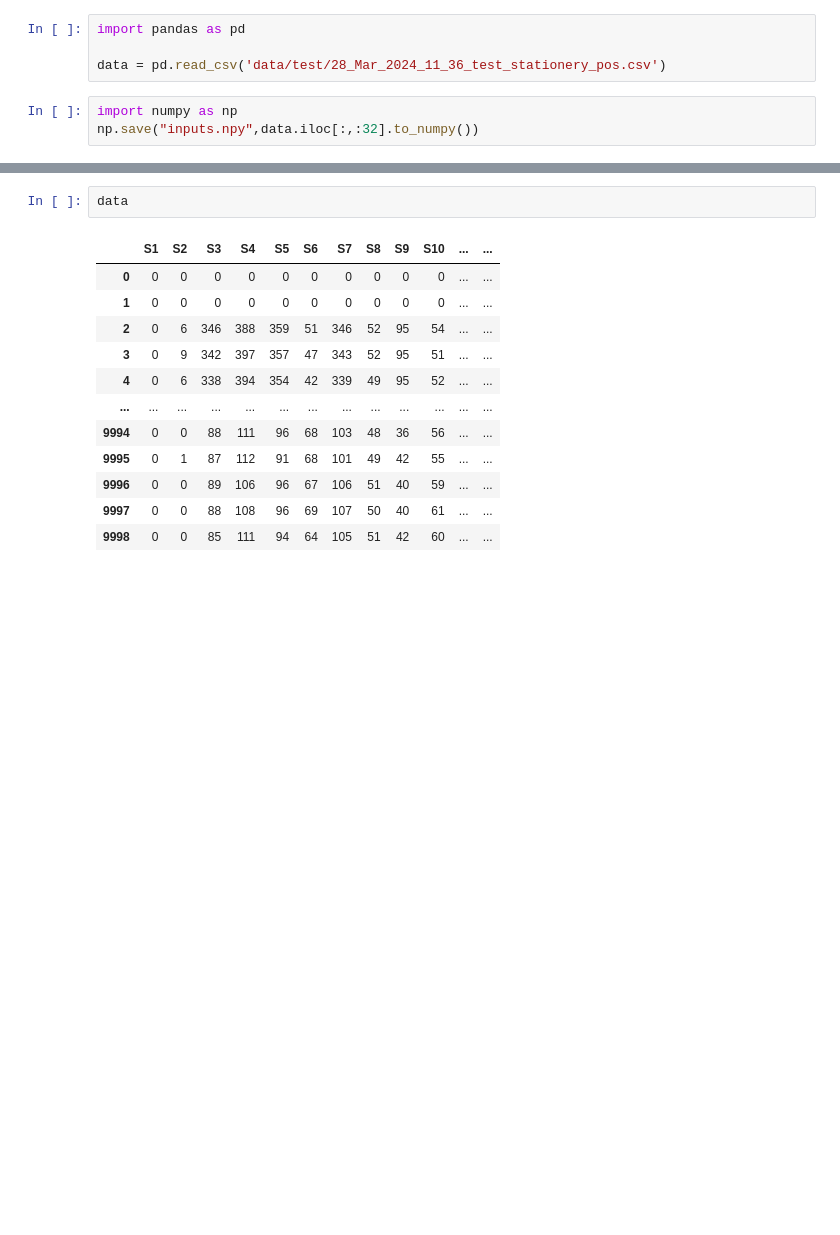
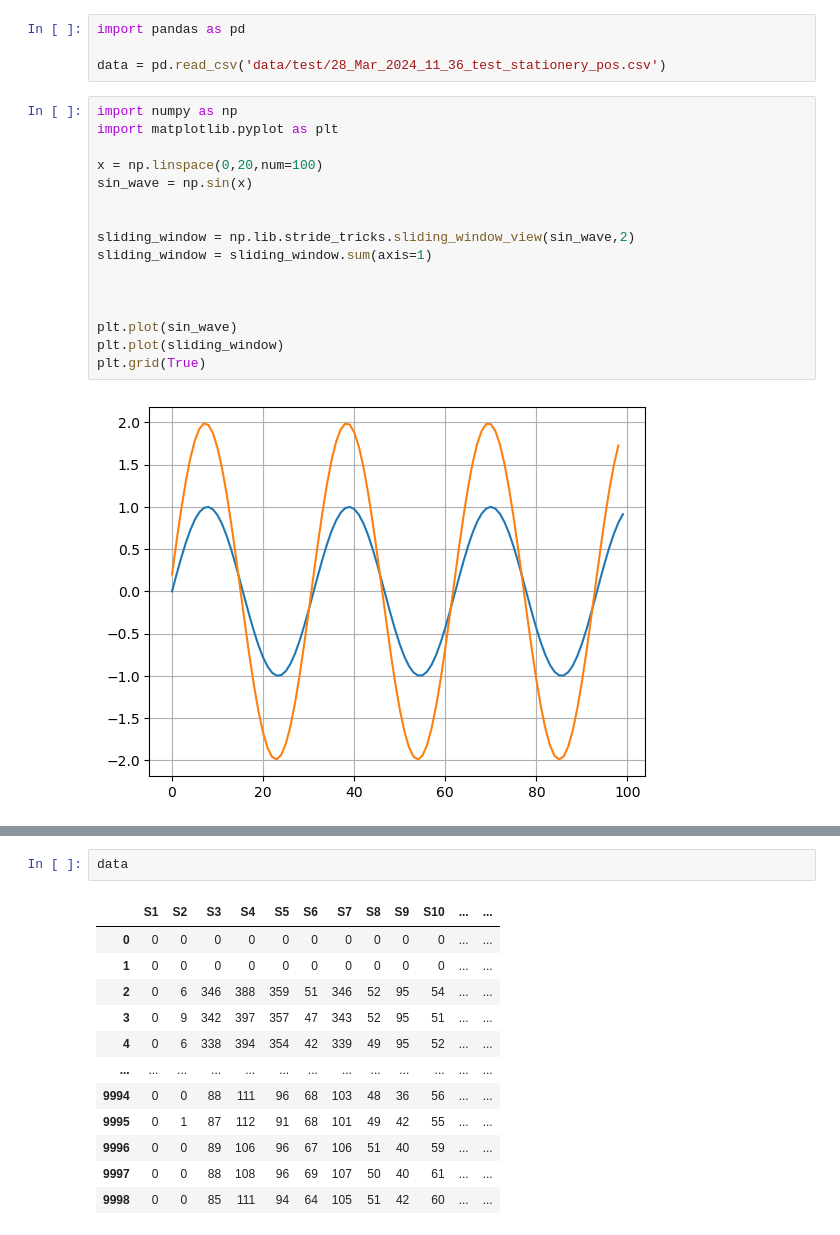
Before and after one commit to rotematari/FMG_Arm_Position, a Jupyter notebook: Rotem_model/test.ipynb, the cells around one changed output, grey strips where cells are left out. Drawn from its saved outputs; the diff is of its cells as text; blank space fills up the shorter version.

```diff
--- a/Rotem_model/test.ipynb
+++ b/Rotem_model/test.ipynb
@@ -2,6 +2,21 @@
 import pandas as pd
 
 data = pd.read_csv('data/test/28_Mar_2024_11_36_test_stationery_pos.csv')
-# %%
-import numpy as np
-np.save("inputs.npy",data.iloc[:,:32].to_numpy())
+# %%
+import numpy as np
+import matplotlib.pyplot as plt
+
+x = np.linspace(0,20,num=100)
+sin_wave = np.sin(x)
+
+
+sliding_window = np.lib.stride_tricks.sliding_window_view(sin_wave,2)
+sliding_window = sliding_window.sum(axis=1)
+
+
+
+plt.plot(sin_wave)
+plt.plot(sliding_window)
+plt.grid(True)
+# %% [output]
+[figure, added]
```
Also changed, not shown: parts of 1 cell of this notebook, 5 other files.
